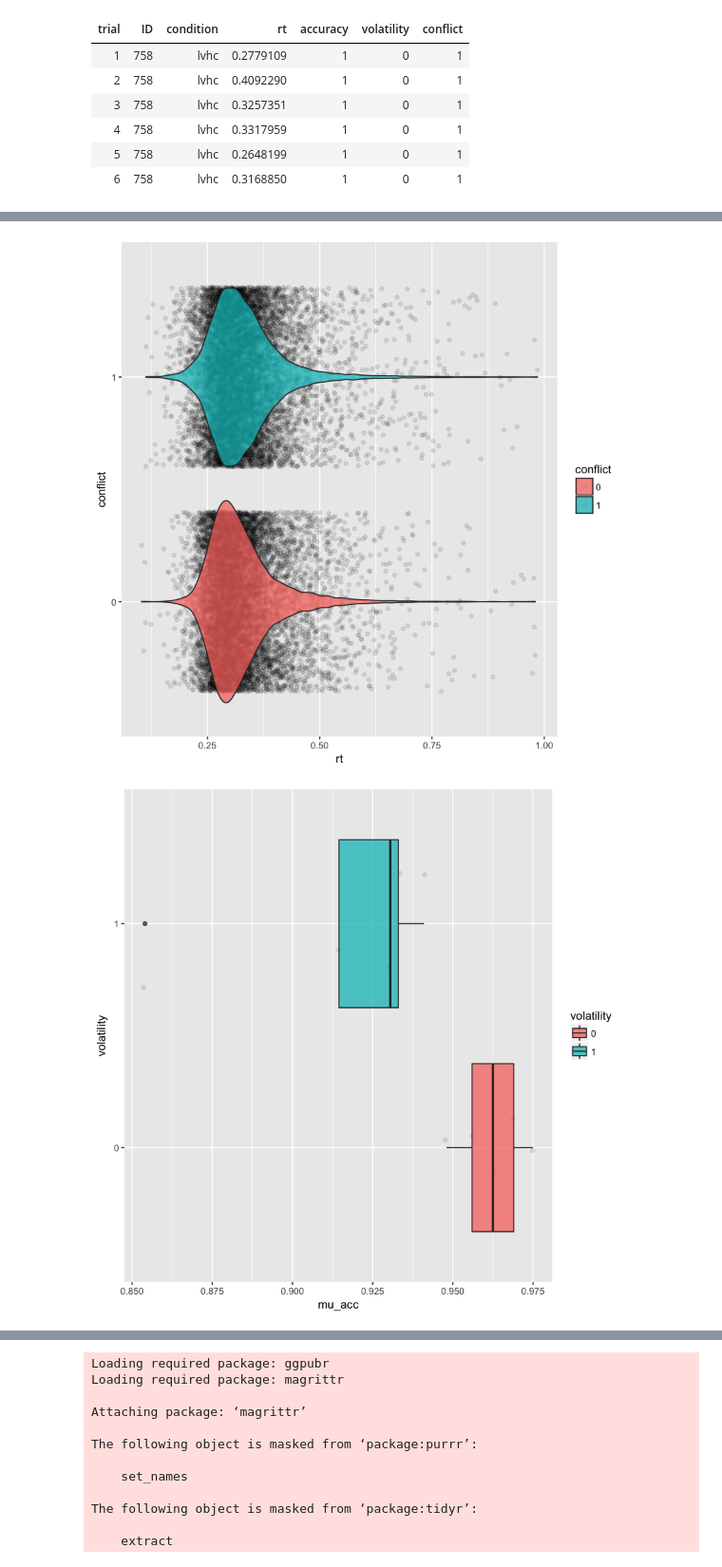
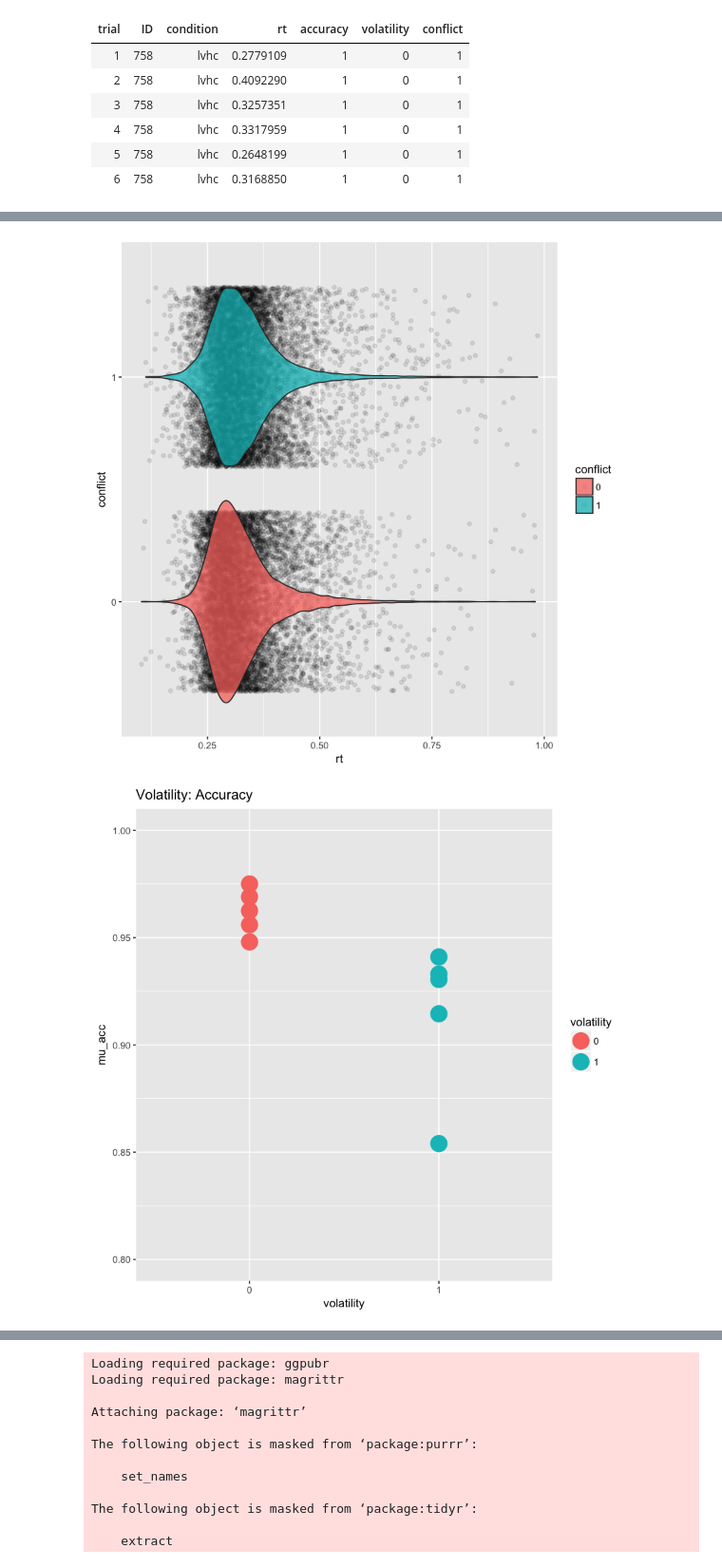
Before and after one commit to kalexandriabond/bond_DSPN_S18, a Jupyter notebook: BOND_DSPN_S18_FinalProject.ipynb, the cells around one changed output, grey strips where cells are left out. Shown at 95% size. Saved outputs shown, nothing was run; the diff lists cells and outputs as text; code cells hidden in the pictures.

```diff
--- a/BOND_DSPN_S18_FinalProject.ipynb
+++ b/BOND_DSPN_S18_FinalProject.ipynb
@@ -109,5 +98,6 @@ sparse_df$conflict<- recode(sparse_df$conflict,
    "lvlc" = 0,
   )
 
+sparse_df$conf.vol <- factor(sparse_df$conflict*sparse_df$volatility)
 sparse_df$conflict <- factor(sparse_df$conflict)
 sparse_df$volatility <- factor(sparse_df$volatility)
@@ -377,16 +232,15 @@ ggplot(sparse_df, aes(x = conflict, y = rt, fill=conflict)) +
   geom_jitter(alpha = .1) +
   geom_violin(alpha = .75) + coord_flip()
 # %% [output]
-[figure, old version]
+[figure, new version]
 # %%
 vol_acc_stats <- sparse_df %>%
     group_by(ID, volatility) %>% summarize(mu_acc=mean(accuracy))
 conf_acc_stats <- sparse_df %>%
     group_by(ID, conflict) %>% summarize(mu_acc=mean(accuracy))
 # %%
-ggplot(vol_acc_stats, aes(x = volatility, y = mu_acc, fill=volatility)) +
-  geom_jitter(alpha = .1) +
-  geom_boxplot(alpha = .75) + coord_flip()
+ggplot(vol_acc_stats, aes(x = volatility, y = mu_acc, color = volatility)) +
+    geom_point(position = position_dodge(width = 0.4),size=7) + ylim(0.8,1) + ggtitle('Volatility: Accuracy')
 # %% [output]
-[figure, old version]
+[figure, new version]
 # %%
```
Also changed, not shown: parts of 76 cells of this notebook.
